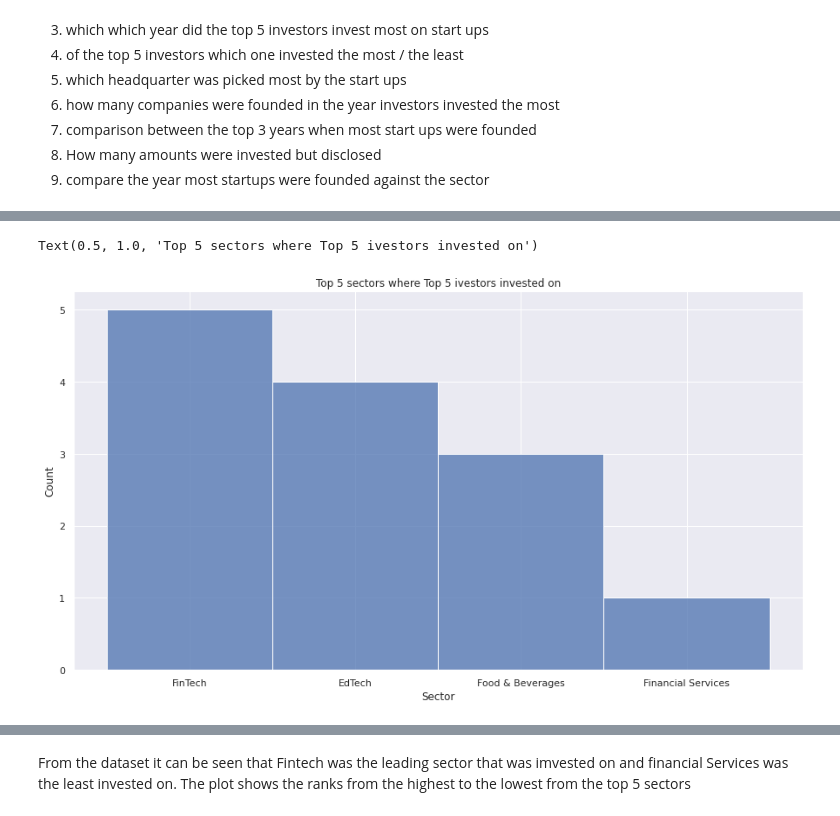
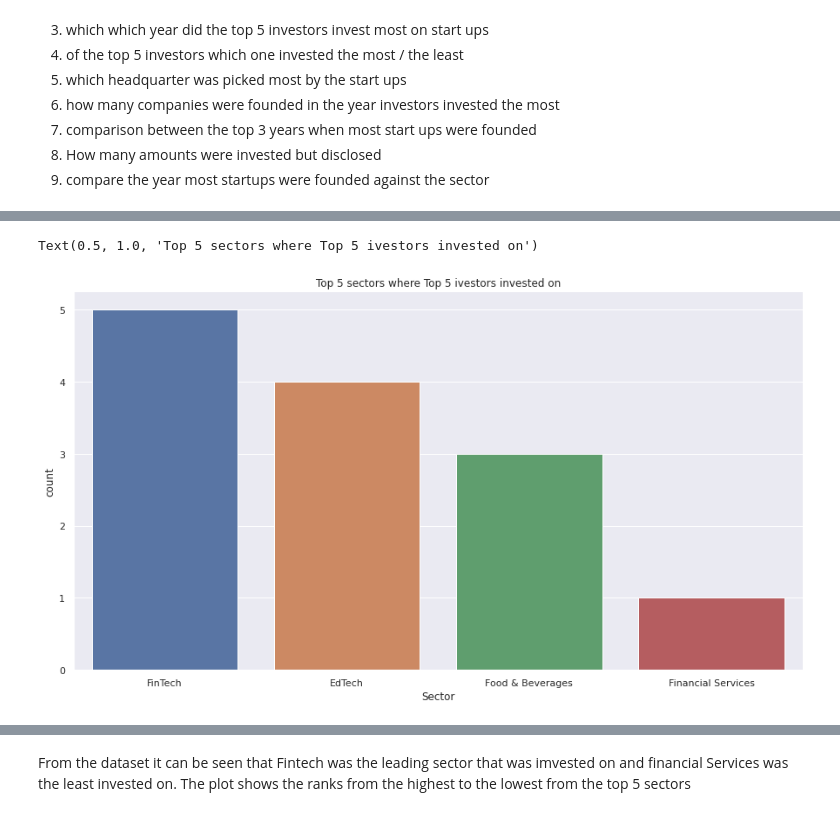
Before and after one commit to mungutiwilliam/Indian-Startups-dataset-analysis, a Jupyter notebook: Indian_Startups_Funding_&_Investors_analysis_ (1).ipynb, the cells around one changed output, grey strips where cells are left out. Cells and saved outputs as stored; diff of their text form; code cells hidden in the pictures.

```diff
--- a/Indian_Startups_Funding_&_Investors_analysis_ (1).ipynb
+++ b/Indian_Startups_Funding_&_Investors_analysis_ (1).ipynb
@@ -1823,11 +1836,11 @@ import seaborn as sns
 sns.set(rc = {'figure.figsize':(15,8)})
 # %%
 # checking the top 5 sectors where the top 5 investors invested in
-sns.histplot(data = data[data['Investor'].isin(top_5_investors) & data['Sector'].isin(top_5_sectors)], x = 'Sector')
+sns.countplot(data = data[data['Investor'].isin(top_5_investors) & data['Sector'].isin(top_5_sectors)], x = 'Sector')
 plt.title("Top 5 sectors where Top 5 ivestors invested on")
 # %% [output]
 Text(0.5, 1.0, 'Top 5 sectors where Top 5 ivestors invested on')
-[figure, old version]
+[figure, new version]
 # %%
 # analysis on the top sector in the which is FinTech
 # %%
```
Also changed, not shown: parts of 15 cells of this notebook.
